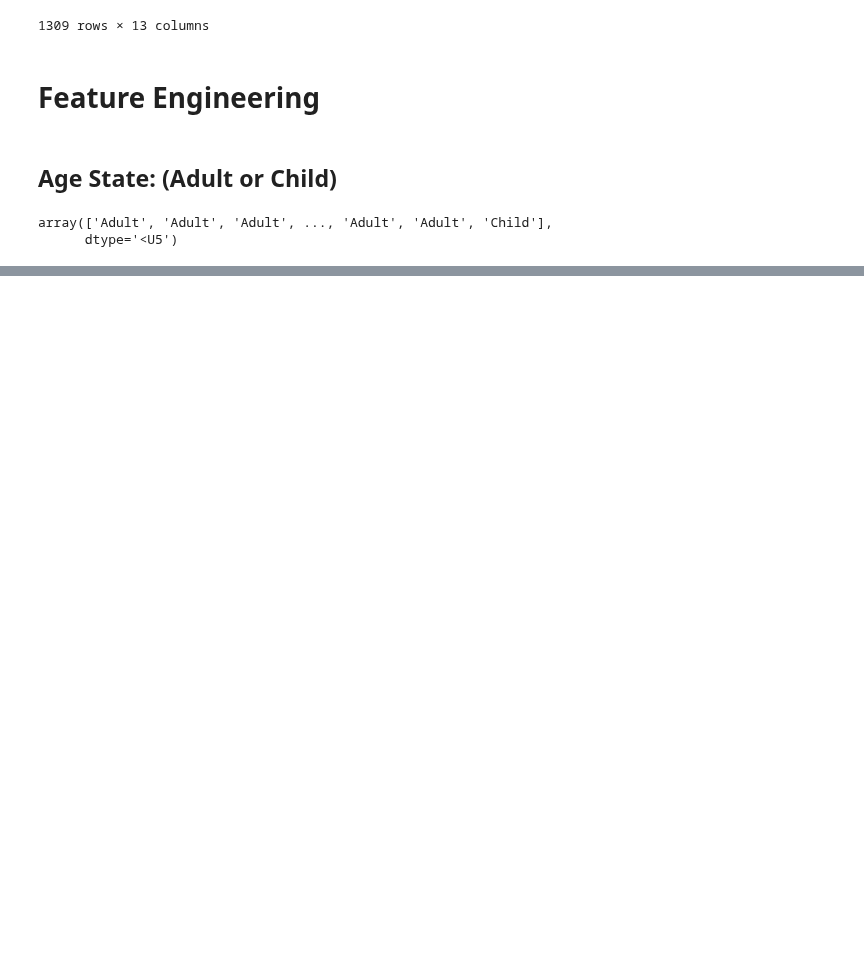
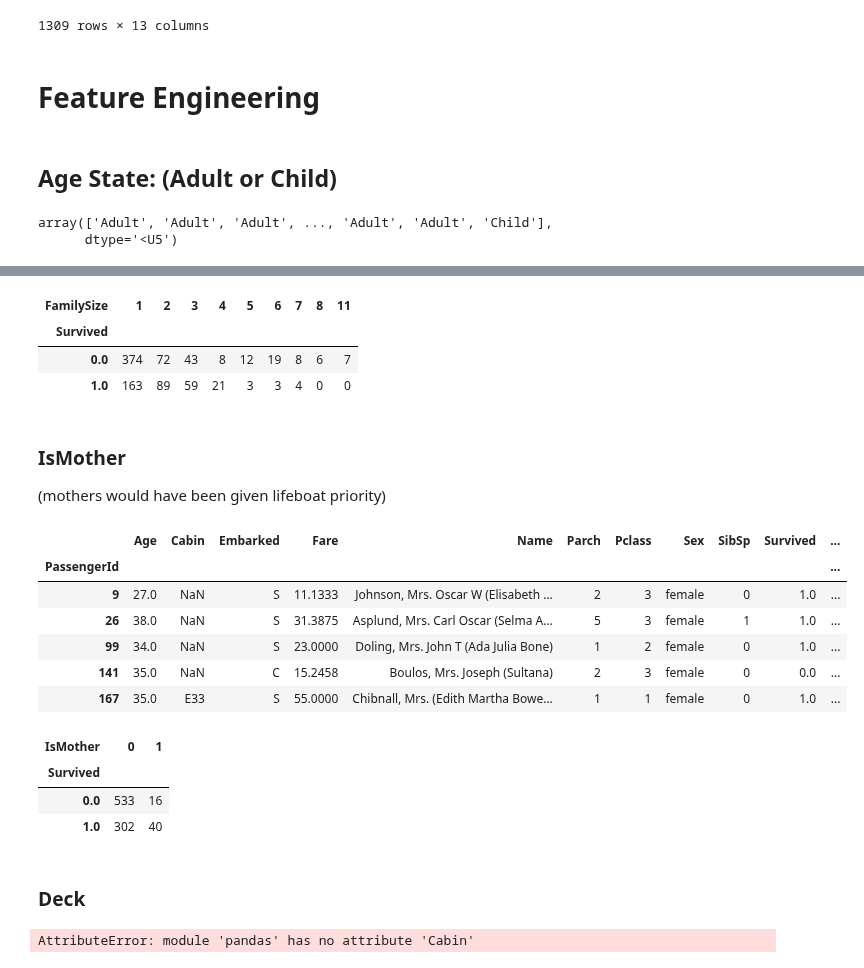
Before and after one commit to hpinsley/titanic, a Jupyter notebook: notebooks/Data munging.ipynb, the cells around one changed output, grey strips where cells are left out. Drawn from its saved outputs; the diff is of its cells as text; code cells hidden in the pictures; blank space fills up the shorter version.

```diff
--- a/notebooks/Data munging.ipynb
+++ b/notebooks/Data munging.ipynb
@@ -370,0 +425,35 @@ array(['Adult', 'Adult', 'Adult', ..., 'Adult', 'Adult', 'Child'],
+# %%
+pd.crosstab(df[df.Survived != -888].FamilySize, df[df.Survived != -888].Survived).T
+# %% [output]
+| FamilySize | 1 | 2 | 3 | 4 | 5 | 6 | 7 | 8 | 11 |
+| Survived |  |  |  |  |  |  |  |  |  |
+| 0.0 | 374 | 72 | 43 | 8 | 12 | 19 | 8 | 6 | 7 |
+| 1.0 | 163 | 89 | 59 | 21 | 3 | 3 | 4 | 0 | 0 |
+# %% [markdown]
+### IsMother
+(mothers would have been given lifeboat priority)
+# %%
+df['IsMother'] = np.where((df.Sex == 'female') & (df.Parch > 0) & (df.Age >= 18) & (df.Title != 'Miss'), 1, 0)
+# %%
+df[df.IsMother == 1].head()
+# %% [output]
+|  | Age | Cabin | Embarked | Fare | Name | Parch | Pclass | Sex | SibSp | Survived | ... |
+| PassengerId |  |  |  |  |  |  |  |  |  |  | ... |
+| 9 | 27.0 | NaN | S | 11.1333 | Johnson, Mrs. Oscar W (Elisabeth ... | 2 | 3 | female | 0 | 1.0 | ... |
+| 26 | 38.0 | NaN | S | 31.3875 | Asplund, Mrs. Carl Oscar (Selma A... | 5 | 3 | female | 1 | 1.0 | ... |
+| 99 | 34.0 | NaN | S | 23.0000 | Doling, Mrs. John T (Ada Julia Bone) | 1 | 2 | female | 0 | 1.0 | ... |
+| 141 | 35.0 | NaN | C | 15.2458 | Boulos, Mrs. Joseph (Sultana) | 2 | 3 | female | 0 | 0.0 | ... |
+| 167 | 35.0 | E33 | S | 55.0000 | Chibnall, Mrs. (Edith Martha Bowe... | 1 | 1 | female | 0 | 1.0 | ... |
+# %%
+pd.crosstab(df[df.Survived != -888].Survived, df[df.Survived != -888].IsMother)
+# %% [output]
+| IsMother | 0 | 1 |
+| Survived |  |  |
+| 0.0 | 533 | 16 |
+| 1.0 | 302 | 40 |
+# %% [markdown]
+### Deck
+# %%
+pd.Cabin
+# %% [output]
+AttributeError: module 'pandas' has no attribute 'Cabin'
```
Also changed, not shown: parts of 37 cells of this notebook.
